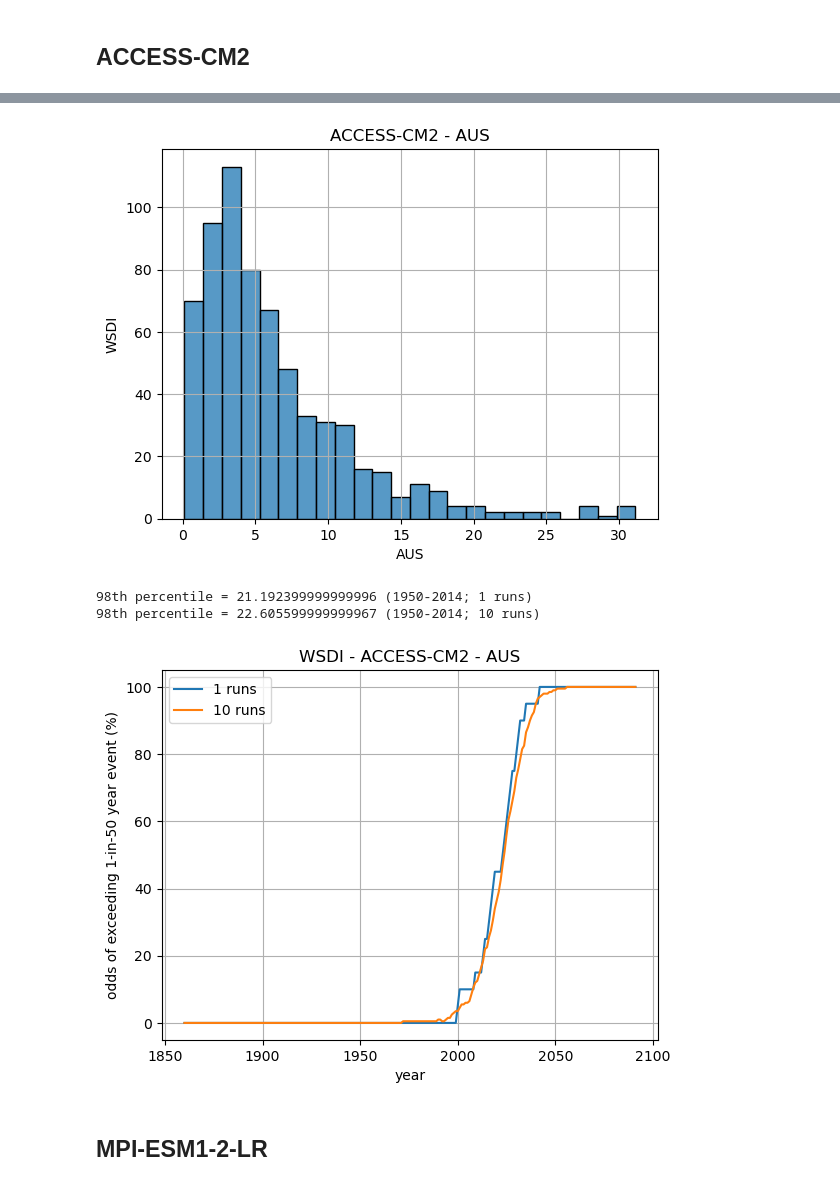
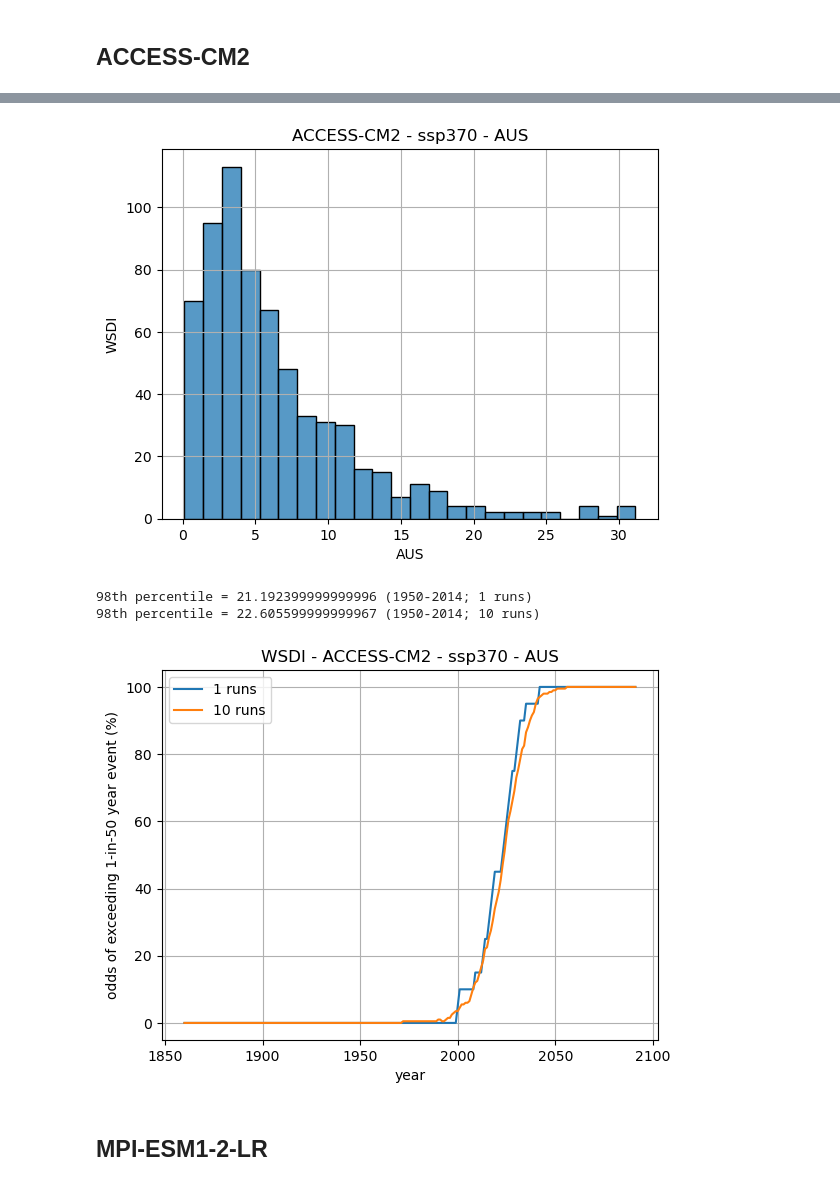
Before and after one commit to AusClimateService/rba, a Jupyter notebook: wsdi-analysis.ipynb, the cells around one changed output, grey strips where cells are left out. Saved outputs shown, nothing was run; the diff lists cells and outputs as text; code cells hidden in the pictures.

```diff
--- a/wsdi-analysis.ipynb
+++ b/wsdi-analysis.ipynb
@@ -4,11 +4,15 @@ import matplotlib.pyplot as plt
 import seaborn as sns
 # %%
 infiles = {
-    'ACCESS-CM2': 'example_data/wsdi_yr_ACCESS-CM2_ssp370_ensemble_aus-states-cities_1850-2100.csv',
-    'MPI-ESM1-2-LR' : 'example_data/wsdi_yr_MPI-ESM1-2-LR_ssp370_ensemble_aus-states-cities_1850-2100.csv',
+    ('ACCESS-CM2', 'ssp245'): 'example_data/wsdi_yr_ACCESS-CM2_ssp245_ensemble_aus-states-cities_1850-2100.csv',
+    ('ACCESS-CM2', 'ssp370'): 'example_data/wsdi_yr_ACCESS-CM2_ssp370_ensemble_aus-states-cities_1850-2100.csv',
+    ('MPI-ESM1-2-LR', 'ssp245') : 'example_data/wsdi_yr_MPI-ESM1-2-LR_ssp245_ensemble_aus-states-cities_1850-2100.csv',
+    ('MPI-ESM1-2-LR', 'ssp370') : 'example_data/wsdi_yr_MPI-ESM1-2-LR_ssp370_ensemble_aus-states-cities_1850-2100.csv',
 }
 # %%
 df_dict = {}
-df_dict['ACCESS-CM2'] = pd.read_csv(infiles['ACCESS-CM2'])
-df_dict['MPI-ESM1-2-LR'] = pd.read_csv(infiles['MPI-ESM1-2-LR'])
+df_dict[('ACCESS-CM2', 'ssp245')] = pd.read_csv(infiles[('ACCESS-CM2', 'ssp245')])
+df_dict[('ACCESS-CM2', 'ssp370')] = pd.read_csv(infiles[('ACCESS-CM2', 'ssp370')])
+df_dict[('MPI-ESM1-2-LR', 'ssp245')] = pd.read_csv(infiles[('MPI-ESM1-2-LR', 'ssp245')])
+df_dict[('MPI-ESM1-2-LR', 'ssp370')] = pd.read_csv(infiles[('MPI-ESM1-2-LR', 'ssp370')])
 # %%
@@ -63,6 +67,7 @@ def plot_dist(model, location, start_year=1950, end_year=2014):
 # %%
 def plot_model_odds(
     model,
+    experiment,
     location,
     ref_start=1950,
     ref_end=2014,
@@ -72,12 +77,12 @@ def plot_model_odds(
 
     fig, ax = plt.subplots()
 
-    df = df_dict[model]
+    df = df_dict[(model, experiment)]
     runs_list = df['run'].unique()
-    runs_subsets.append(len(runs_list))
-    for nruns in runs_subsets:
+    iter_runs = runs_subsets + [len(runs_list),]
+    for nruns in iter_runs:
         runs = runs_list[0:nruns]
-        df = df_dict[model]
+        df = df_dict[(model, experiment)]
         df = df[df['run'].isin(runs)]
         df_ref = df[(df['year'] >= ref_start) & (df['year'] <= ref_end)]
         p98 = df_ref[location].quantile(0.98)
@@ -93,7 +98,7 @@ def plot_model_odds(
         )
     ax.set_xlabel('year')
     ax.set_ylabel('odds of exceeding 1-in-50 year event (%)')
-    ax.set_title(f'WSDI - {model} - {location}')
+    ax.set_title(f'WSDI - {model} - {experiment} - {location}')
     ax.grid()
     plt.show()
 # %%
@@ -133,12 +158,12 @@ plot_location('ACCESS-CM2', 'AUS')
 # %%
-plot_dist('ACCESS-CM2', 'AUS')
+plot_dist('ACCESS-CM2', 'ssp370', 'AUS')
 # %% [output]
-[figure, old version]
+[figure, new version]
 # %%
-plot_model_odds('ACCESS-CM2', 'AUS', runs_subsets=[1,])
+plot_model_odds('ACCESS-CM2', 'ssp370', 'AUS', runs_subsets=[1,])
 # %% [output]
 98th percentile = 21.192399999999996 (1950-2014; 1 runs)
 98th percentile = 22.605599999999967 (1950-2014; 10 runs)
-[figure, old version]
+[figure, new version]
 # %% [markdown]
 ## MPI-ESM1-2-LR
```
Also changed, not shown: parts of 13 cells of this notebook, 10 other files.
